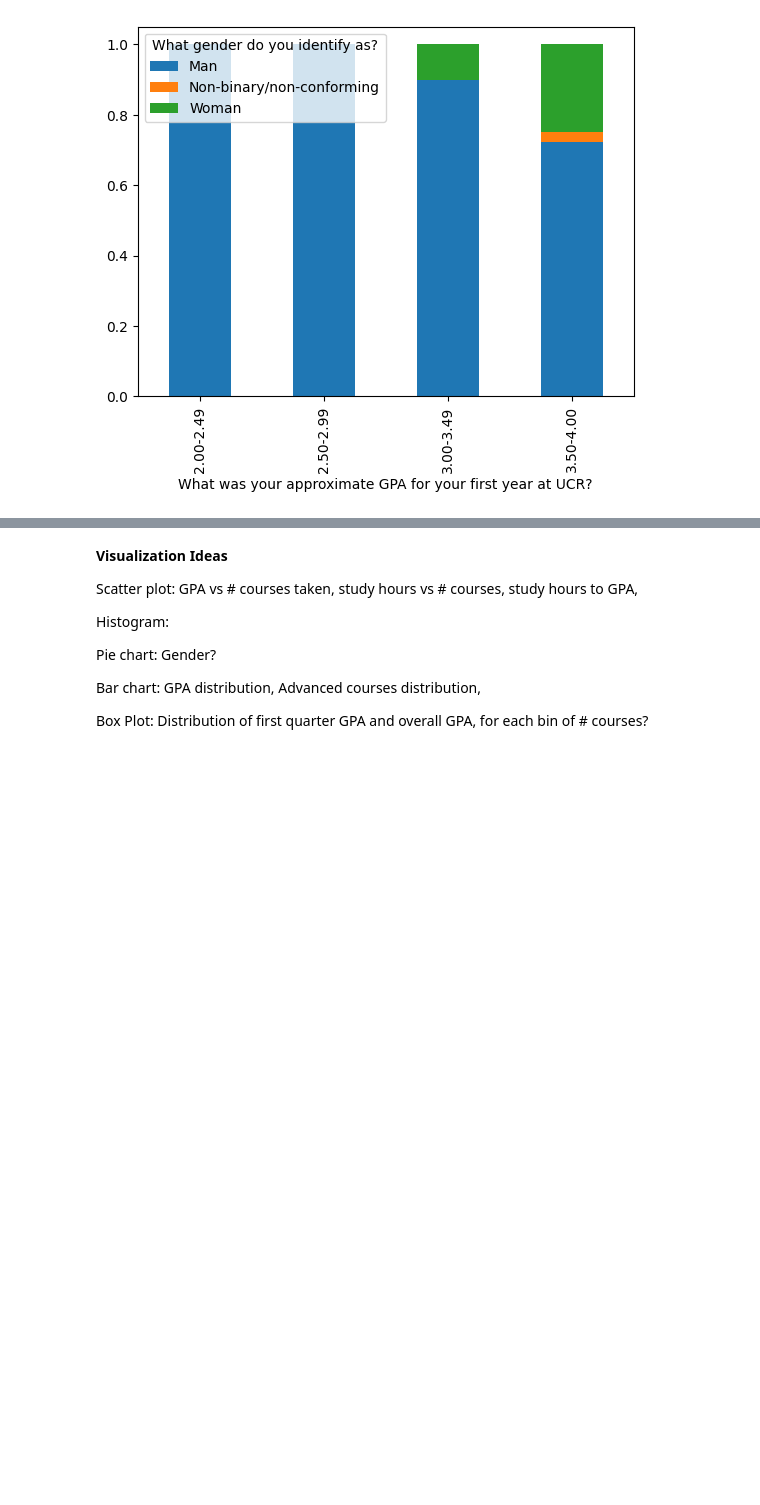
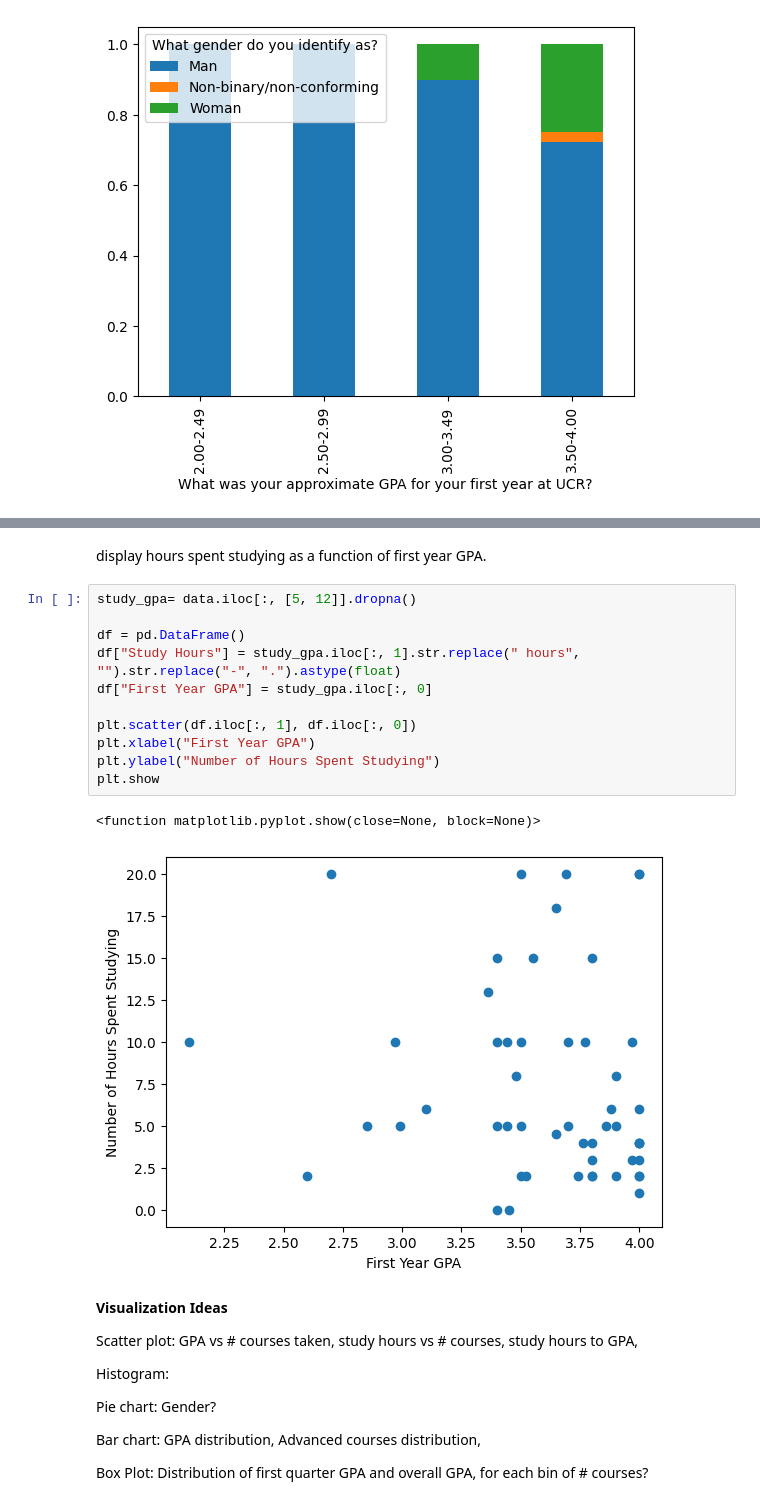
Before and after one commit to TheHenn17/CS105_Miniproject, a Jupyter notebook: project.ipynb, the cells around one changed output, grey strips where cells are left out. Saved outputs shown, nothing was run; the diff lists cells and outputs as text; blank space fills up the shorter version.

```diff
--- a/project.ipynb
+++ b/project.ipynb
@@ -93,3 +109,19 @@ df = df.divide(gpa_counts, axis=1)
+# %% [markdown]
+display hours spent studying as a function of first year GPA.
+# %%
+study_gpa= data.iloc[:, [5, 12]].dropna()
+
+df = pd.DataFrame()
+df["Study Hours"] = study_gpa.iloc[:, 1].str.replace(" hours", "").str.replace("-", ".").astype(float)
+df["First Year GPA"] = study_gpa.iloc[:, 0]
+
+plt.scatter(df.iloc[:, 1], df.iloc[:, 0])
+plt.xlabel("First Year GPA")
+plt.ylabel("Number of Hours Spent Studying")
+plt.show
+# %% [output]
+<function matplotlib.pyplot.show(close=None, block=None)>
+[figure, added]
 # %% [markdown]
 **Visualization Ideas**
 
```
Also changed, not shown: parts of 3 cells of this notebook.
